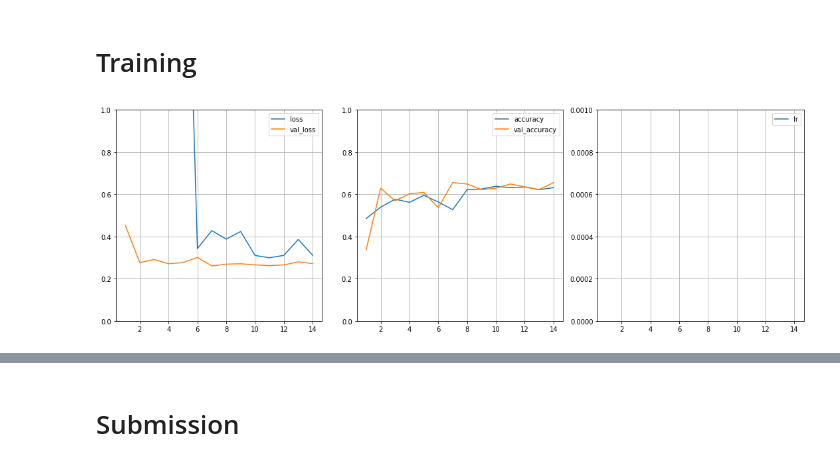
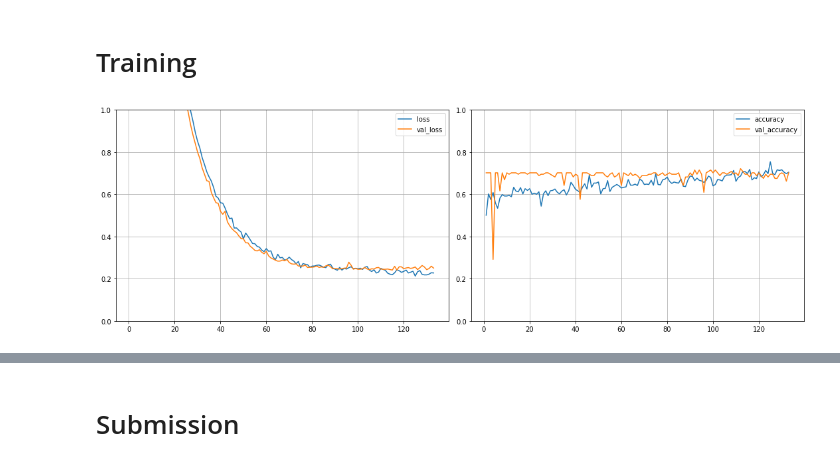
Before and after one commit to jma02/kaggle-mayo-clinic, a Jupyter notebook: mayo-clinic-strip-ai-stroke-classification.ipynb, the cells around one changed output, grey strips where cells are left out. Drawn from its saved outputs; the diff is of its cells as text; code cells hidden in the pictures.

```diff
--- a/mayo-clinic-strip-ai-stroke-classification.ipynb
+++ b/mayo-clinic-strip-ai-stroke-classification.ipynb
@@ -131,5 +131,5 @@ We are going to implement a Sequential Tensorflow Model. We will use:
 # %%
-train_x = np.load("mayo-clinic-strip-ai-preprocessed-images/preprocessed.npy") #testing purposes only
+train_x = np.load("mayo-clinic-strip-ai-preprocessed-images/preprocessed.npy")/255.0 #testing purposes only
 
 model = Sequential()
 input_shape = (512, 512, 4)
@@ -137,8 +137,9 @@ input_shape = (512, 512, 4)
 model.add(Conv2D(filters=32, kernel_size = (3,3), strides =2, padding = 'same', activation = 'relu', input_shape = input_shape))
 model.add(Conv2D(filters=64, kernel_size = (3,3), strides =2, padding = 'same', activation = 'relu'))
 model.add(Conv2D(filters=32, kernel_size = (3,3), strides =2, padding = 'same', activation = 'relu'))
+# no pooling layer -- features are too minute, instead we are using a convolution layers with strides of 2
 model.add(Flatten())
-model.add(Dense(128, activation = 'relu',kernel_regularizer=tf.keras.regularizers.l2(0.0001)))
+model.add(Dense(128, activation = 'relu',kernel_regularizer=tf.keras.regularizers.l2(0.1)))
 model.add(Dropout(0.50))
 
 model.add(Dense(1))
@@ -146,9 +147,8 @@ model.add(Dense(1))
 model.compile(
     loss = tf.keras.losses.MeanSquaredError(),
     metrics=[tf.keras.metrics.RootMeanSquaredError(name="rmse"),
-             tf.keras.metrics.BinaryAccuracy(name="accuracy"),
-             "mae", "mape"],
-    optimizer = tf.keras.optimizers.Adam(1e-3))
+             tf.keras.metrics.BinaryAccuracy(name="accuracy")],
+    optimizer = tf.keras.optimizers.Adam(1e-4))
 # %% [markdown]
 Below is a callback function which will plot our model's metrics using matplotlib.
 # %%
@@ -194,7 +194,7 @@ class PlotLearning(keras.callbacks.Callback):
             axs[i].legend()
             axs[i].grid()
             if metric == "lr":
-                axs[i].set_ylim(bottom=0, top=0.001)
+                axs[i].set_ylim(bottom=0, top=0.0015)
             else:
                 axs[i].set_ylim(bottom=0, top=1)
 
@@ -205,31 +205,28 @@ class PlotLearning(keras.callbacks.Callback):
 # %%
 %%time
 train_y = train_df["Y"]
 train_df = None
 train_x,test_x,train_y,test_y=train_test_split(train_x,train_y,test_size=0.2)
 
 import math
-from tensorflow.keras.callbacks import LearningRateScheduler, EarlyStopping, Callback
+from tensorflow.keras.callbacks import LearningRateScheduler, EarlyStopping, Callback, ReduceLROnPlateau
 
-def step_decay(epoch):
-    initial_lrate = 0.001
-    drop = 0.1
-    epochs_drop = 200.0
-    lrate = initial_lrate * math.pow(drop, math.floor((epoch)/epochs_drop))
-    return lrate
 
-lrate = LearningRateScheduler(step_decay)
-earstop = EarlyStopping(monitor = 'val_loss', min_delta = 0, patience = 7)
+#lrate = ReduceLROnPlateau(monitor='val_loss', factor=0.2,
+#                              patience=8, min_lr=0.0001) # not doing anything meaningful for us
+
+earstop = EarlyStopping(monitor = 'val_loss', min_delta = 0, patience = 16)
+
 
 history = model.fit(
     train_x,
     train_y,
     epochs = 1000,
     batch_size=32,
     validation_data = (test_x,test_y),
     shuffle=True,
     verbose = 1,
-    callbacks = [lrate, PlotLearning(), earstop]
+    callbacks = [PlotLearning(), earstop] #lrate]
 )
 # %% [output]
-[figure, old version]
+[figure, new version]
```
Also changed, not shown: parts of 10 cells of this notebook.
